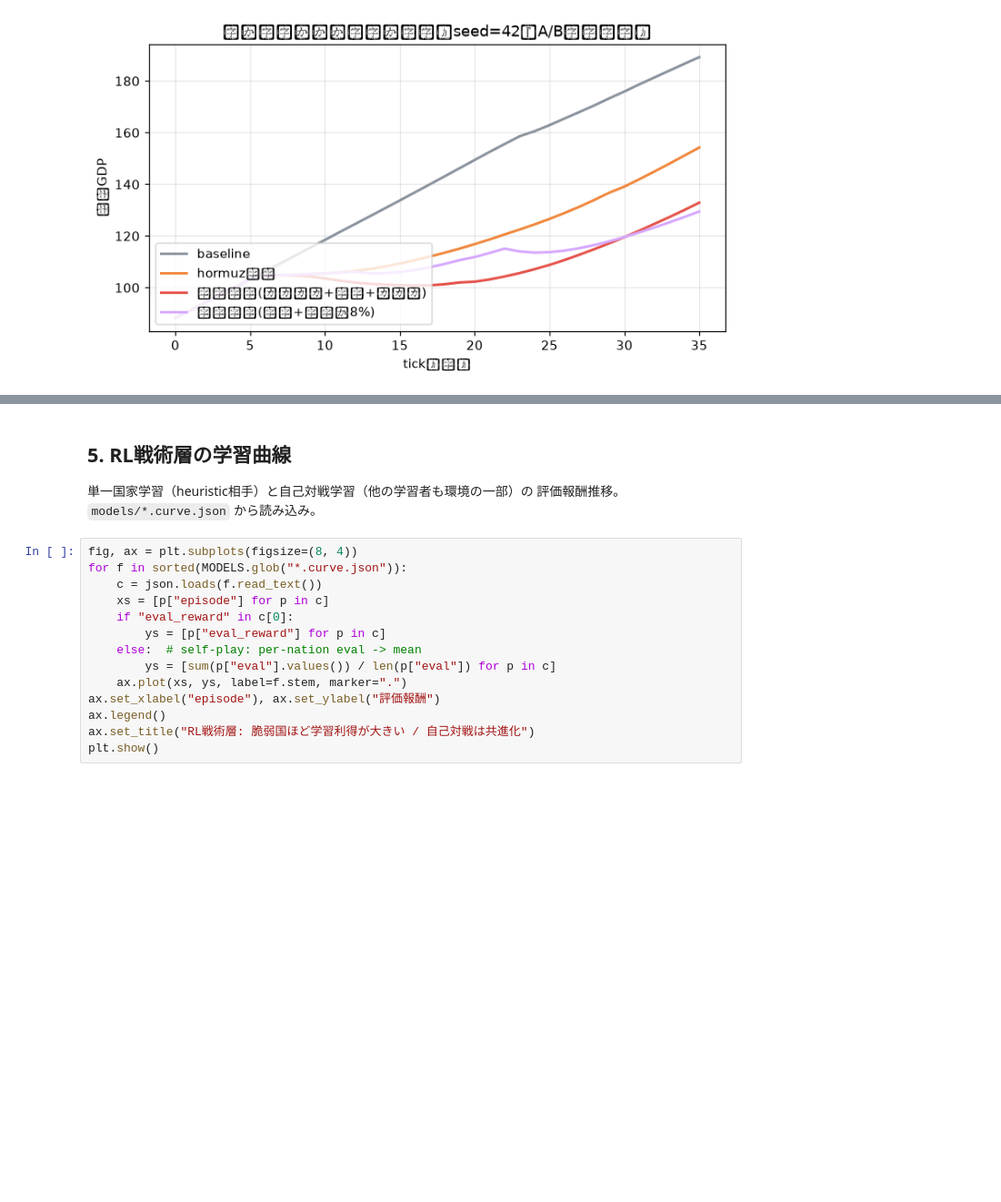
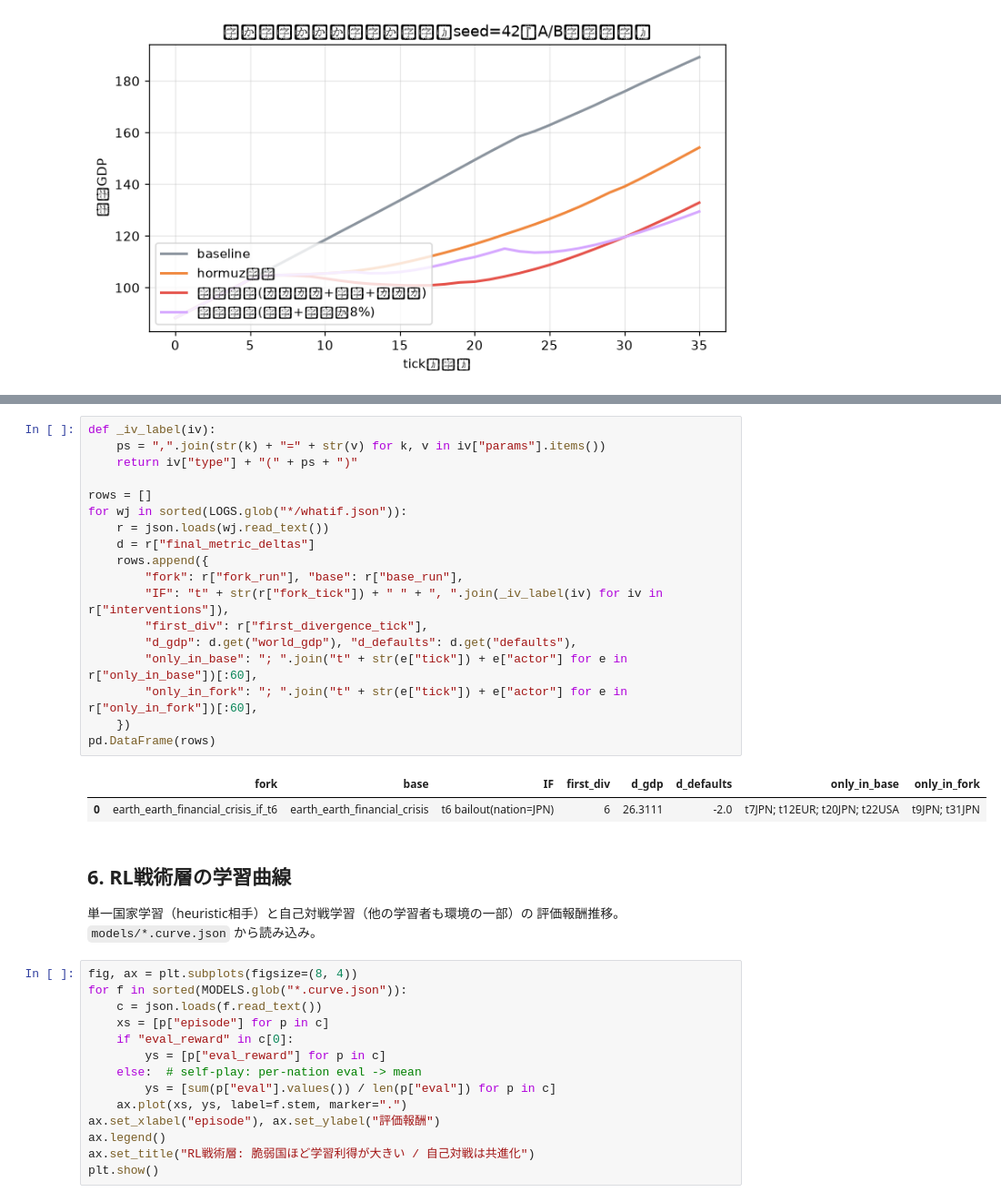
Before and after one commit to kjranyone/meta-security-hackathon-vol-2, a Jupyter notebook: analysis/terrarium_analysis.ipynb, the cells around one changed output, grey strips where cells are left out. Shown at 91% size. Cells and saved outputs as stored; diff of their text form; blank space fills up the shorter version.

Commit message:
IF-history mode: fork past runs with a rewritten intervention (CLI + API + viewer UI)

```diff
--- a/analysis/terrarium_analysis.ipynb
+++ b/analysis/terrarium_analysis.ipynb
@@ -185,5 +193,26 @@ plt.show()
+# %%
+def _iv_label(iv):
+    ps = ",".join(str(k) + "=" + str(v) for k, v in iv["params"].items())
+    return iv["type"] + "(" + ps + ")"
+
+rows = []
+for wj in sorted(LOGS.glob("*/whatif.json")):
+    r = json.loads(wj.read_text())
+    d = r["final_metric_deltas"]
+    rows.append({
+        "fork": r["fork_run"], "base": r["base_run"],
+        "IF": "t" + str(r["fork_tick"]) + " " + ", ".join(_iv_label(iv) for iv in r["interventions"]),
+        "first_div": r["first_divergence_tick"],
+        "d_gdp": d.get("world_gdp"), "d_defaults": d.get("defaults"),
+        "only_in_base": "; ".join("t" + str(e["tick"]) + e["actor"] for e in r["only_in_base"])[:60],
+        "only_in_fork": "; ".join("t" + str(e["tick"]) + e["actor"] for e in r["only_in_fork"])[:60],
+    })
+pd.DataFrame(rows)
+# %% [output]
+|  | fork | base | IF | first_div | d_gdp | d_defaults | only_in_base | only_in_fork |
+| 0 | earth_earth_financial_crisis_if_t6 | earth_earth_financial_crisis | t6 bailout(nation=JPN) | 6 | 26.3111 | -2.0 | t7JPN; t12EUR; t20JPN; t22USA | t9JPN; t31JPN |
 # %% [markdown]
-## 5. RL戦術層の学習曲線
+## 6. RL戦術層の学習曲線
 
 単一国家学習（heuristic相手）と自己対戦学習（他の学習者も環境の一部）の
 評価報酬推移。`models/*.curve.json` から読み込み。
```
Also changed, not shown: parts of 6 cells of this notebook, 33 other files.
